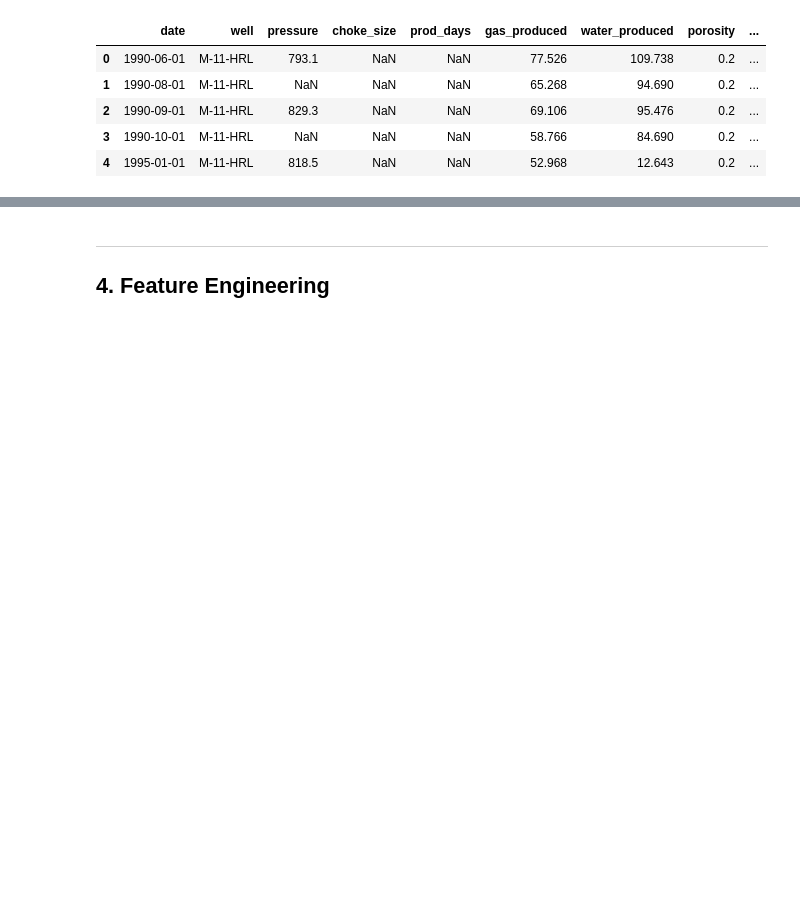
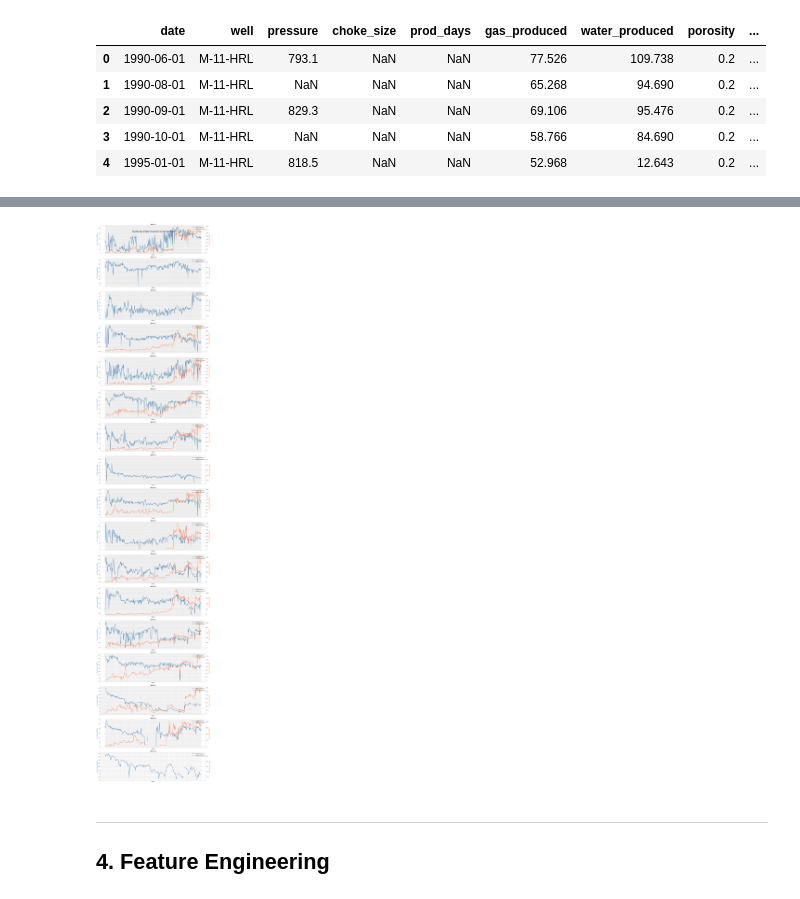
Before and after one commit to skatpar/water-breakthrough-prediction, a Jupyter notebook: MARI_Water_Breakthrough_Prediction.ipynb, the cells around one changed output, grey strips where cells are left out. Drawn from its saved outputs; the diff is of its cells as text; code cells hidden in the pictures; blank space fills up the shorter version.

```diff
--- a/MARI_Water_Breakthrough_Prediction.ipynb
+++ b/MARI_Water_Breakthrough_Prediction.ipynb
@@ -531,3 +540,48 @@ print(initial_bhp.to_string())
+# %%
+# Plot monthly gas and water production for all non-test wells (exclude target_wells)
+non_test_wells = [w for w in wells_sorted if w not in target_wells]
+
+fig, axes = plt.subplots(len(non_test_wells), 1, figsize=(14, 4 * len(non_test_wells)), sharex=False)
+
+if len(non_test_wells) == 1:
+    axes = [axes]
+
+for idx, well in enumerate(non_test_wells):
+    ax = axes[idx]
+    wdata = combined_panel[combined_panel['well'] == well].sort_values('date')
+    x_vals = wdata['date'].dt.strftime('%b-%Y') if not wdata.empty and wdata['date'].notna().any() else wdata['date']
+
+    ax.plot(x_vals, wdata['gas_produced'], color='steelblue', linewidth=2, label='Gas Produced')
+    ax.set_ylabel('Gas Produced (MMcf)', fontsize=10, color='steelblue')
+
+    ax2 = ax.twinx()
+    ax2.plot(x_vals, wdata['water_produced'], color='coral', linewidth=2, label='Water Produced')
+    ax2.set_ylabel('Water Produced (BBL)', fontsize=10, color='coral')
+
+    ax.set_title(f'Well: {well}', fontsize=12, fontweight='bold')
+    ax.set_xlabel('Month', fontsize=10)
+    ax.tick_params(labelsize=8)
+    ax2.tick_params(labelsize=8)
+    ax.grid(axis='y', alpha=0.3)
+
+    # Rotate x-tick labels and show subset for readability
+    plt.setp(ax.get_xticklabels(), rotation=45, ha='right')
+    if len(x_vals) > 12:
+        for label in ax.get_xticklabels():
+            label.set_visible(False)
+        for label in ax.get_xticklabels()[::max(1, int(len(x_vals)/12))]:
+            label.set_visible(True)
+
+    # Combined legend
+    lines1, labels1 = ax.get_legend_handles_labels()
+    lines2, labels2 = ax2.get_legend_handles_labels()
+    ax.legend(lines1 + lines2, labels1 + labels2, loc='upper right')
+
+plt.suptitle('Monthly Gas & Water Production for Non-Test Wells', fontsize=15, fontweight='bold')
+plt.tight_layout()
+plt.show()
+# %% [output]
+[figure, added]
 # %% [markdown]
 ---
 ## 4. Feature Engineering
```
Also changed, not shown: parts of 11 cells of this notebook, 4 other files.
